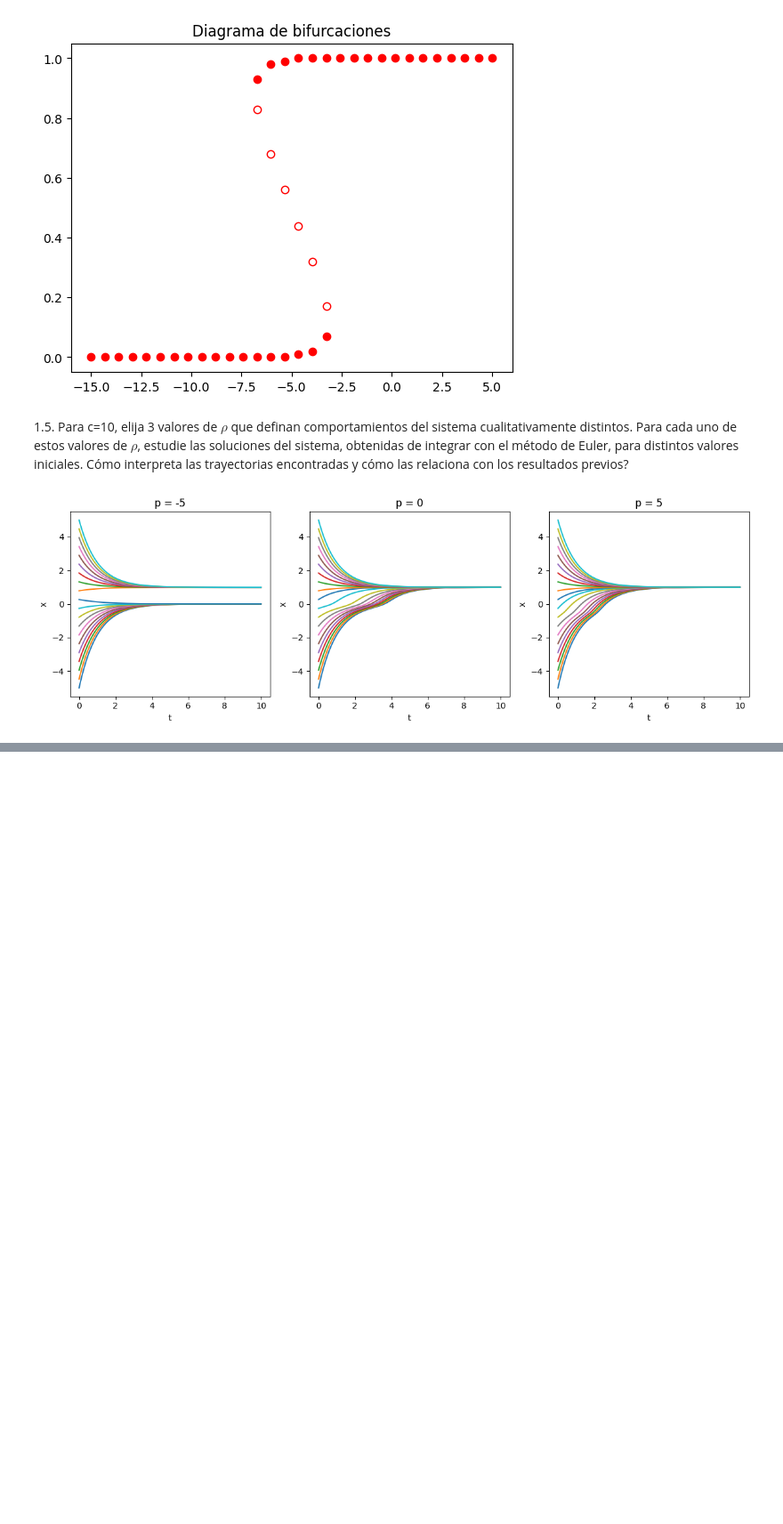
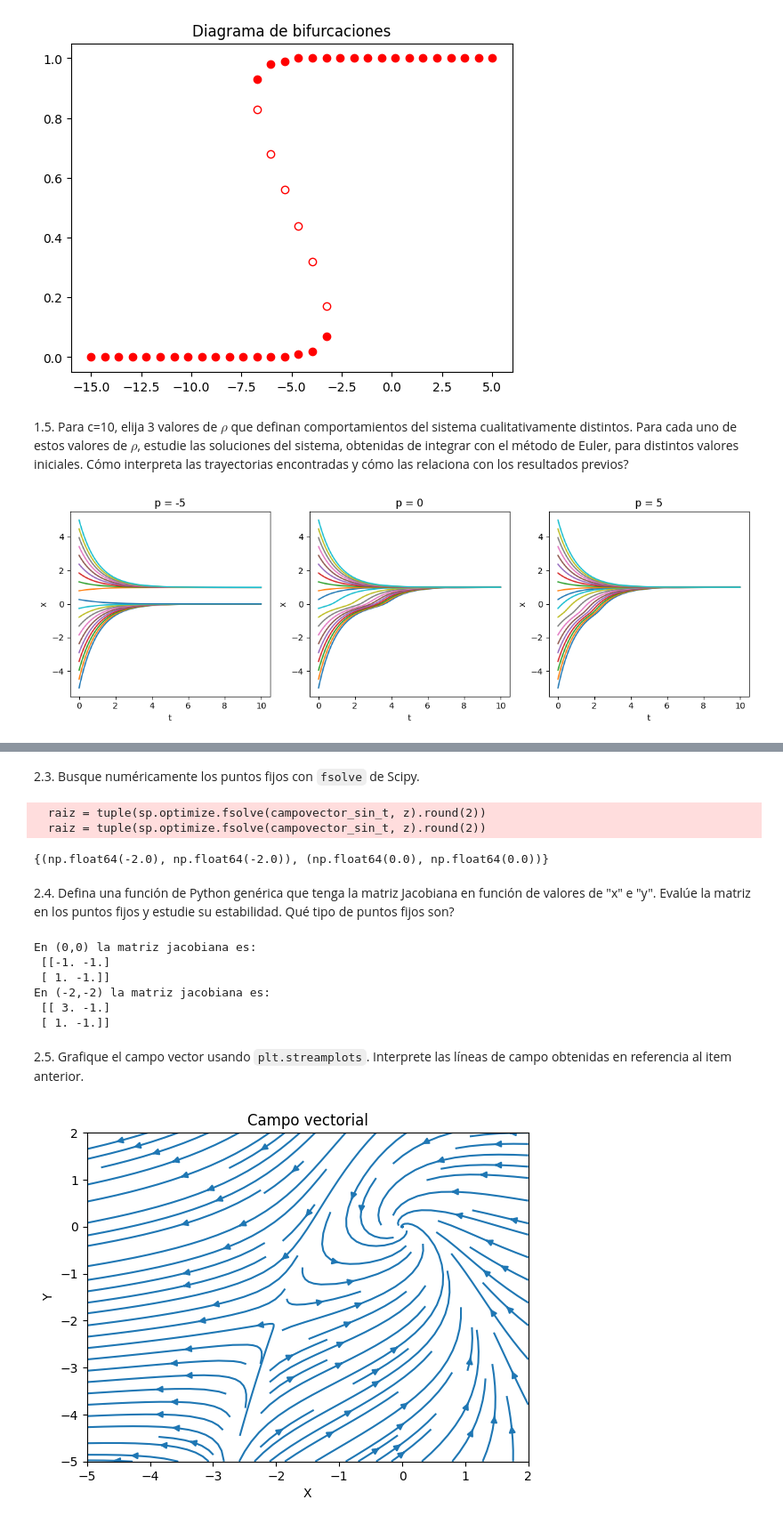
Before and after one commit to HBocaccio/NumLabIMC, a Jupyter notebook: TPs/TP1/TP1IMC2024.ipynb, the cells around one changed output, grey strips where cells are left out. Shown at 89% size. Cells and saved outputs as stored; diff of their text form; code cells hidden in the pictures; blank space fills up the shorter version.

```diff
--- a/TPs/TP1/TP1IMC2024.ipynb
+++ b/TPs/TP1/TP1IMC2024.ipynb
@@ -187,0 +234,39 @@ plt.tight_layout()
+# %% [markdown]
+2.3. Busque numéricamente los puntos fijos con `fsolve` de Scipy.
+# %%
+def campovector_sin_t(z):
+    return campovector(0, z)
+
+zs = list(zip(xs.ravel(), ys.ravel()))
+
+raices = set()
+for z in zs:
+    raiz = tuple(sp.optimize.fsolve(campovector_sin_t, z).round(2))
+    raices.add(raiz)
+# %% [output]
+  raiz = tuple(sp.optimize.fsolve(campovector_sin_t, z).round(2))
+  raiz = tuple(sp.optimize.fsolve(campovector_sin_t, z).round(2))
+# %%
+raices
+# %% [output]
+{(np.float64(-2.0), np.float64(-2.0)), (np.float64(0.0), np.float64(0.0))}
+# %% [markdown]
+2.4. Defina una función de Python genérica que tenga la matriz Jacobiana en función de valores de "x" e "y". Evalúe la matriz en los puntos fijos y estudie su estabilidad. Qué tipo de puntos fijos son?
+# %%
+def jacobiano(F, x, y, h=0.01):
+    dfdx = (np.array(F((x + h, y))) - np.array(F((x - h, y))))[0] / (2 * h)
+    dfdy = (np.array(F((x, y + h))) - np.array(F((x, y - h))))[0] / (2 * h)
+    dgdx = (np.array(F((x + h, y))) - np.array(F((x - h, y))))[1] / (2 * h)
+    dgdy = (np.array(F((x, y + h))) - np.array(F((x, y - h))))[1] / (2 * h)
+    return np.array([[dfdx, dfdy], [dgdx, dgdy]])
+
+
+print("En (0,0) la matriz jacobiana es: \n", jacobiano(campovector_sin_t, 0, 0))
+print("En (-2,-2) la matriz jacobiana es: \n", jacobiano(campovector_sin_t, -2, -2))
+# %% [output]
+En (0,0) la matriz jacobiana es:
+ [[-1. -1.]
+ [ 1. -1.]]
+En (-2,-2) la matriz jacobiana es:
+ [[ 3. -1.]
+ [ 1. -1.]]
@@ -188 +276,16 @@ plt.tight_layout()
+# %% [markdown]
+2.5. Grafique el campo vector usando `plt.streamplots`. Interprete las líneas de campo obtenidas en referencia al item anterior.
+# %%
+x = np.linspace(-5, 2, 100)
+y = np.linspace(-5, 2, 100)
+xs, ys = np.meshgrid(x, y)
+dxs, dys = campovector(0, [xs, ys])
+
+plt.streamplot(xs, ys, dxs, dys)
+plt.xlabel("X")
+plt.ylabel("Y")
+plt.title("Campo vectorial")
+plt.show()
+# %% [output]
+[figure, added]
 # %% [markdown]
```
Also changed, not shown: parts of 20 cells of this notebook, 5 other files.
